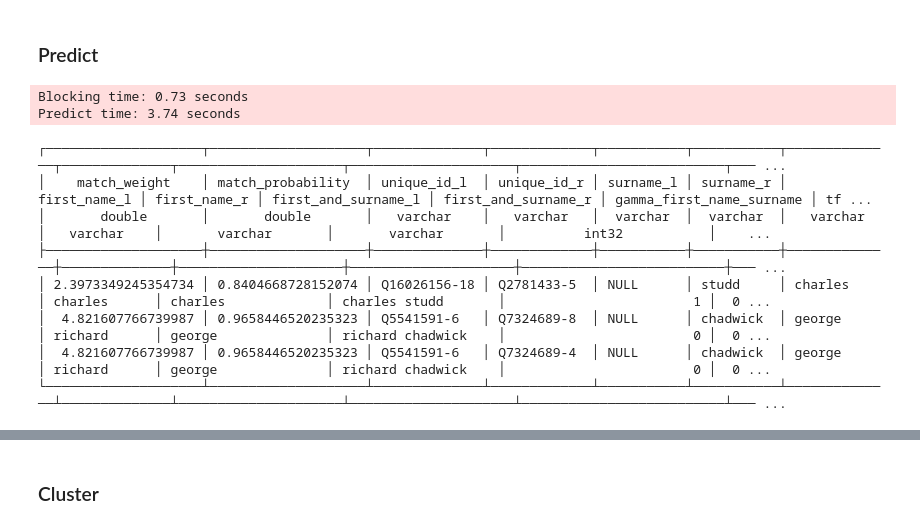
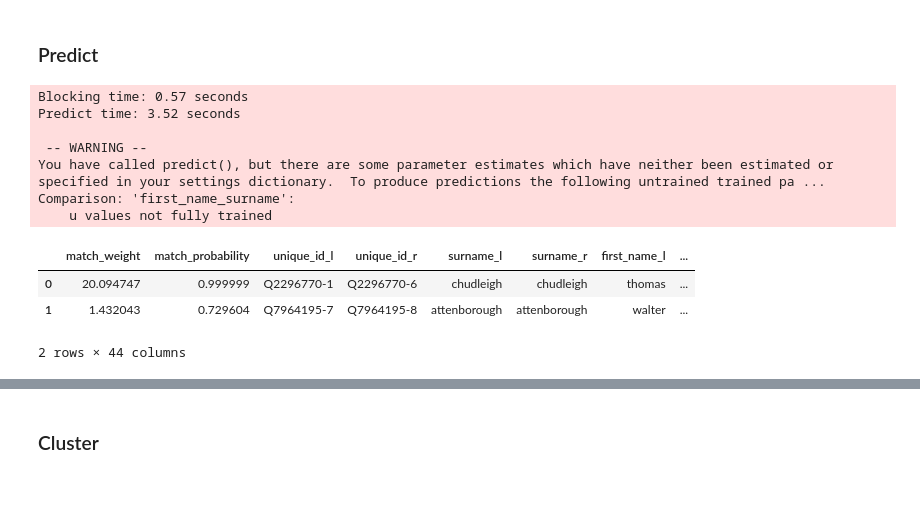
Before and after one commit to RobinL/splink_50k_historical_demo, a Jupyter notebook: 50k_demo_with_outputs.ipynb, the cells around one changed output, grey strips where cells are left out. Saved outputs shown, nothing was run; the diff lists cells and outputs as text; code cells hidden in the pictures; blank space fills up the shorter version.

```diff
--- a/50k_demo_with_outputs.ipynb
+++ b/50k_demo_with_outputs.ipynb
@@ -172,7 +172,8 @@ settings = SettingsCreator(
         cl.ExactMatch("occupation").configure(term_frequency_adjustments=True),
     ],
     retain_intermediate_calculation_columns=True,
-    retain_matching_columns=["ground_truth_cluster"]
+    retain_matching_columns=True,
+    additional_columns_to_retain=["cluster_ground_truth"]
 )
 # %%
 from splink import Linker
@@ -268,18 +270,32 @@ linker.visualisations.match_weights_chart()
 # %% [markdown]
 ### Predict
 # %%
-df_predict = linker.inference.predict(threshold_match_weight=2)
+df_predict = linker.inference.predict(threshold_match_weight=-1)
 
-df_predict.as_duckdbpyrelation(limit=3).show(max_width=2000)
+
+sql = f"""
+select *
+from {df_predict.physical_name}
+where
+
+(unique_id_l = 'Q7964195-7' and unique_id_r = 'Q7964195-8')
+or
+(unique_id_l = 'Q2296770-1' and unique_id_r = 'Q2296770-6')
+
+"""
+
+rec = linker.misc.query_sql(sql)
+rec
 # %% [output]
-Blocking time: 0.73 seconds
-Predict time: 3.74 seconds
+Blocking time: 0.57 seconds
+Predict time: 3.52 seconds
+
+ -- WARNING --
+You have called predict(), but there are some parameter estimates which have neither been estimated or specified in your settings dictionary.  To produce predictions the following untrained trained pa ...
+Comparison: 'first_name_surname':
+    u values not fully trained
+|  | match_weight | match_probability | unique_id_l | unique_id_r | surname_l | surname_r | first_name_l | ... |
+| 0 | 20.094747 | 0.999999 | Q2296770-1 | Q2296770-6 | chudleigh | chudleigh | thomas | ... |
+| 1 | 1.432043 | 0.729604 | Q7964195-7 | Q7964195-8 | attenborough | attenborough | walter | ... |
-┌────────────────────┬────────────────────┬──────────────┬─────────────┬───────────┬───────────┬──────────────┬──────────────┬─────────────────────┬─────────────────────┬──────────────────────────┬─── ...
-│    match_weight    │ match_probability  │ unique_id_l  │ unique_id_r │ surname_l │ surname_r │ first_name_l │ first_name_r │ first_and_surname_l │ first_and_surname_r │ gamma_first_name_surname │ tf ...
-│       double       │       double       │   varchar    │   varchar   │  varchar  │  varchar  │   varchar    │   varchar    │       varchar       │       varchar       │          int32           │    ...
-├────────────────────┼────────────────────┼──────────────┼─────────────┼───────────┼───────────┼──────────────┼──────────────┼─────────────────────┼─────────────────────┼──────────────────────────┼─── ...
-│ 2.3973349245354734 │ 0.8404668728152074 │ Q16026156-18 │ Q2781433-5  │ NULL      │ studd     │ charles      │ charles      │ charles             │ charles studd       │                        1 │  0 ...
-│  4.821607766739987 │ 0.9658446520235323 │ Q5541591-6   │ Q7324689-8  │ NULL      │ chadwick  │ george       │ richard      │ george              │ richard chadwick    │                        0 │  0 ...
-│  4.821607766739987 │ 0.9658446520235323 │ Q5541591-6   │ Q7324689-4  │ NULL      │ chadwick  │ george       │ richard      │ george              │ richard chadwick    │                        0 │  0 ...
-└────────────────────┴────────────────────┴──────────────┴─────────────┴───────────┴───────────┴──────────────┴──────────────┴─────────────────────┴─────────────────────┴──────────────────────────┴─── ...
+2 rows × 44 columns
 # %%
```
Also changed, not shown: parts of 7 cells of this notebook, 2 other files.
